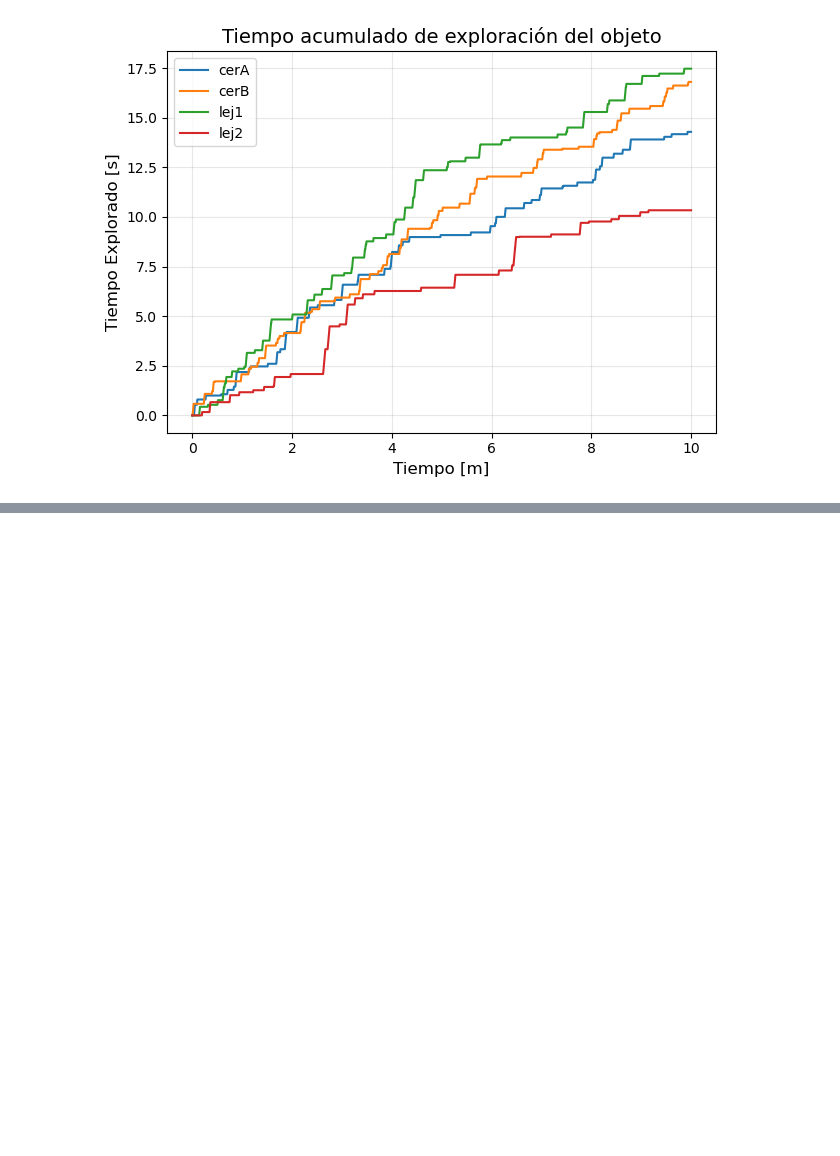
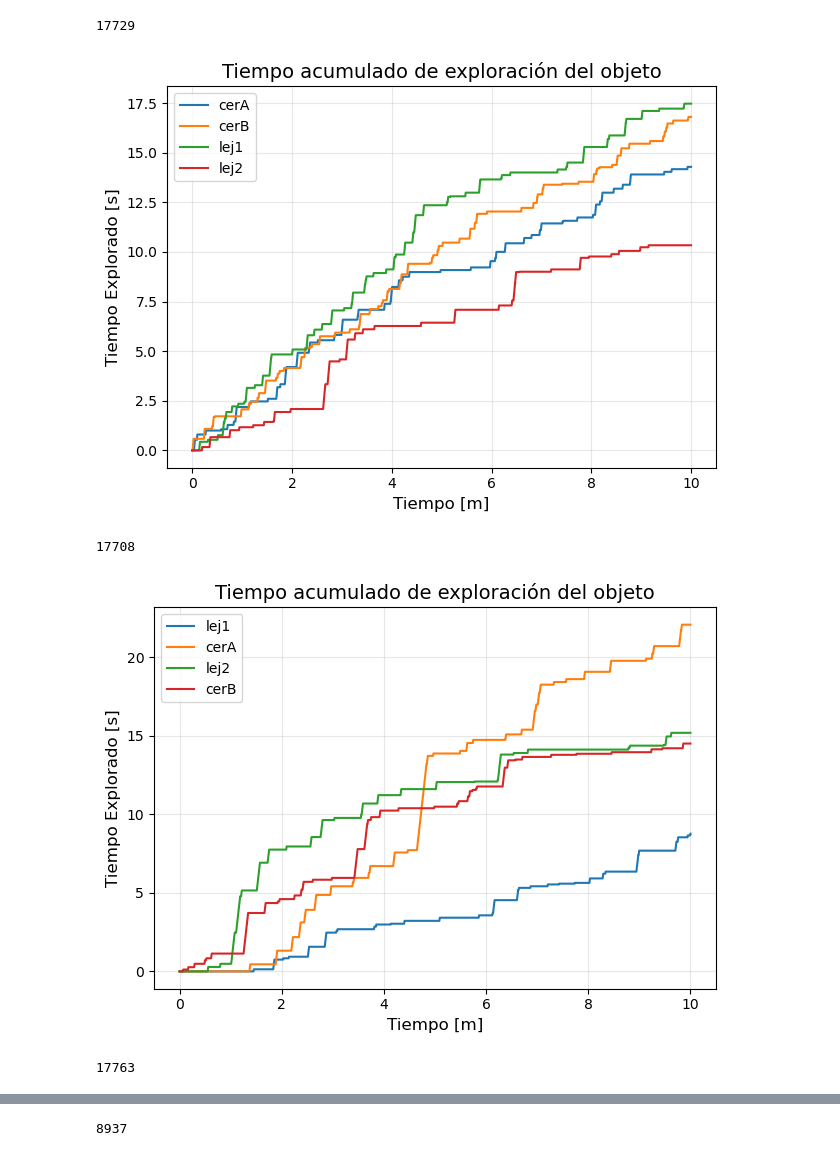
Before and after one commit to sabrinabenas/Object-Video-Annotation, a Jupyter notebook: notebook_data_exp.ipynb, the cells around one changed output, grey strips where cells are left out. Cells and saved outputs as stored; diff of their text form; code cells hidden in the pictures; blank space fills up the shorter version.

```diff
--- a/notebook_data_exp.ipynb
+++ b/notebook_data_exp.ipynb
@@ -34,28 +112,42 @@ plt.show()
 # %%
-import numpy as np
-import matplotlib.pyplot as plt
+%matplotlib inline
+for m in path:
+    f = open(pt+ m,'r')
 
-for key, value in datos.items():
-    frames = datos[key]
-    total_frames = 17729
-    cumulative_time = np.zeros(total_frames)
+    lines = [i for i in f.read().splitlines()]
 
-    # Rellenar el tiempo acumulado para cada intervalo
-    for i in range(0, len(frames), 2):
-        start = frames[i]       # Frame de inicio
-        end = frames[i + 1]     # Frame de fin
-        cumulative_time[start:end] += 1  # Sumar 1 en cada frame del intervalo
+    fps = int(float(lines[7]))
 
-    # Calcular el tiempo acumulado
-    cumulative_time = np.cumsum(cumulative_time)/60#/np.cumsum(cumulative_time)[-1]
-    plt.plot(np.linspace(0,10,total_frames), cumulative_time, label=key)
+    nof = int(float(lines[10]))
+    print(nof)
+    datos = eval(lines[-1])
 
-plt.xlabel("Tiempo [m]", fontsize=12)
-plt.ylabel("Tiempo Explorado [s]", fontsize=12)
-plt.title("Tiempo acumulado de exploración del objeto", fontsize=14)
-plt.grid(alpha=0.3)
-plt.legend()
-plt.tight_layout()
-plt.show()
+    for key, value in datos.items():
+        frames = datos[key]
+        total_frames = nof
+        cumulative_time = np.zeros(total_frames)
+
+        # Rellenar el tiempo acumulado para cada intervalo
+        for i in range(0, len(frames), 2):
+            start = frames[i]       # Frame de inicio
+            end = frames[i + 1]     # Frame de fin
+            cumulative_time[start:end] += 1  # Sumar 1 en cada frame del intervalo
+
+        # Calcular el tiempo acumulado
+        cumulative_time = np.cumsum(cumulative_time)/60#/np.cumsum(cumulative_time)[-1]
+        plt.plot(np.linspace(0,10,total_frames), cumulative_time, label=key)
+        #plt.plot(np.arange(0,total_frames), cumulative_time, label=key)
+
+    plt.xlabel("Tiempo [m]", fontsize=12)
+    plt.ylabel("Tiempo Explorado [s]", fontsize=12)
+    plt.title("Tiempo acumulado de exploración del objeto", fontsize=14)
+    plt.grid(alpha=0.3)
+    plt.legend()
+    plt.tight_layout()
+    plt.show()
 # %% [output]
+17729
 [figure]
+17708
+[figure, added]
+17763
@@ -61,0 +155 @@ plt.show()
+8937
```
Also changed, not shown: parts of 5 cells of this notebook, 3 other files.
